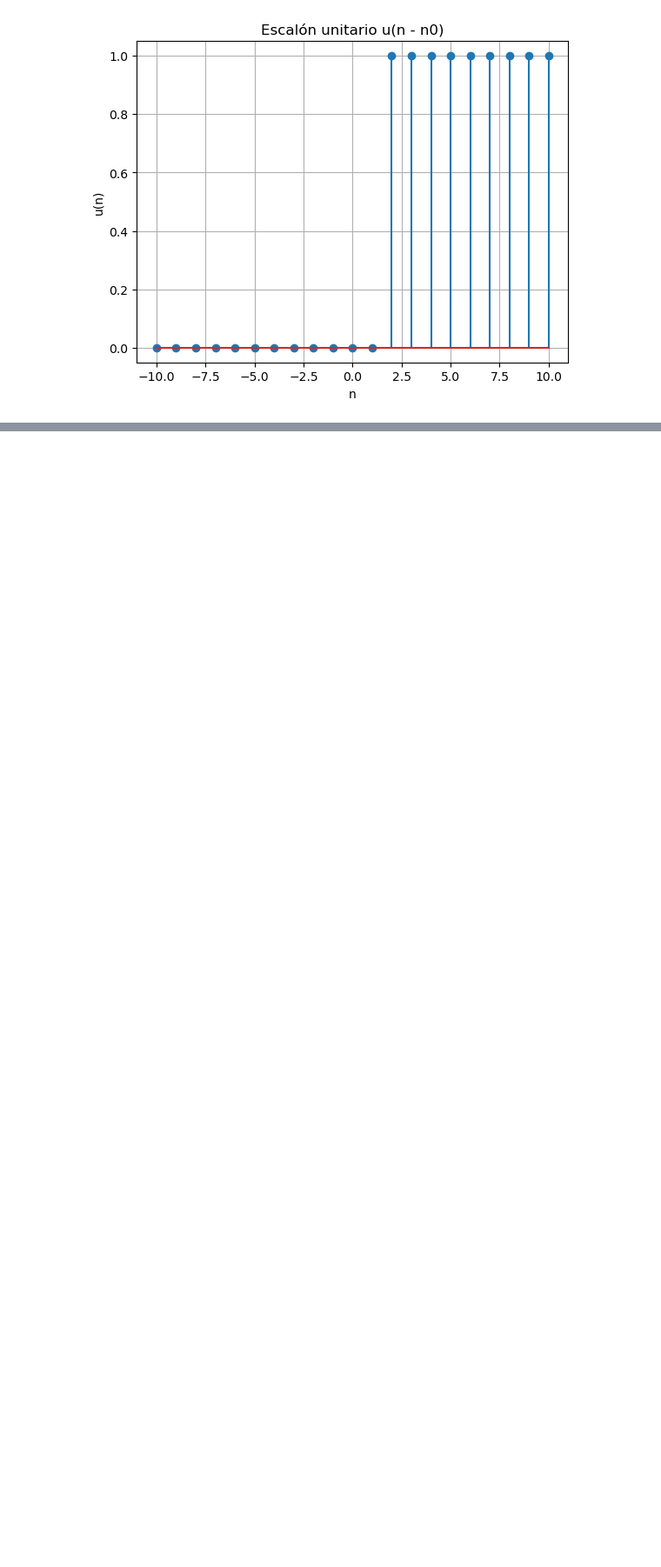
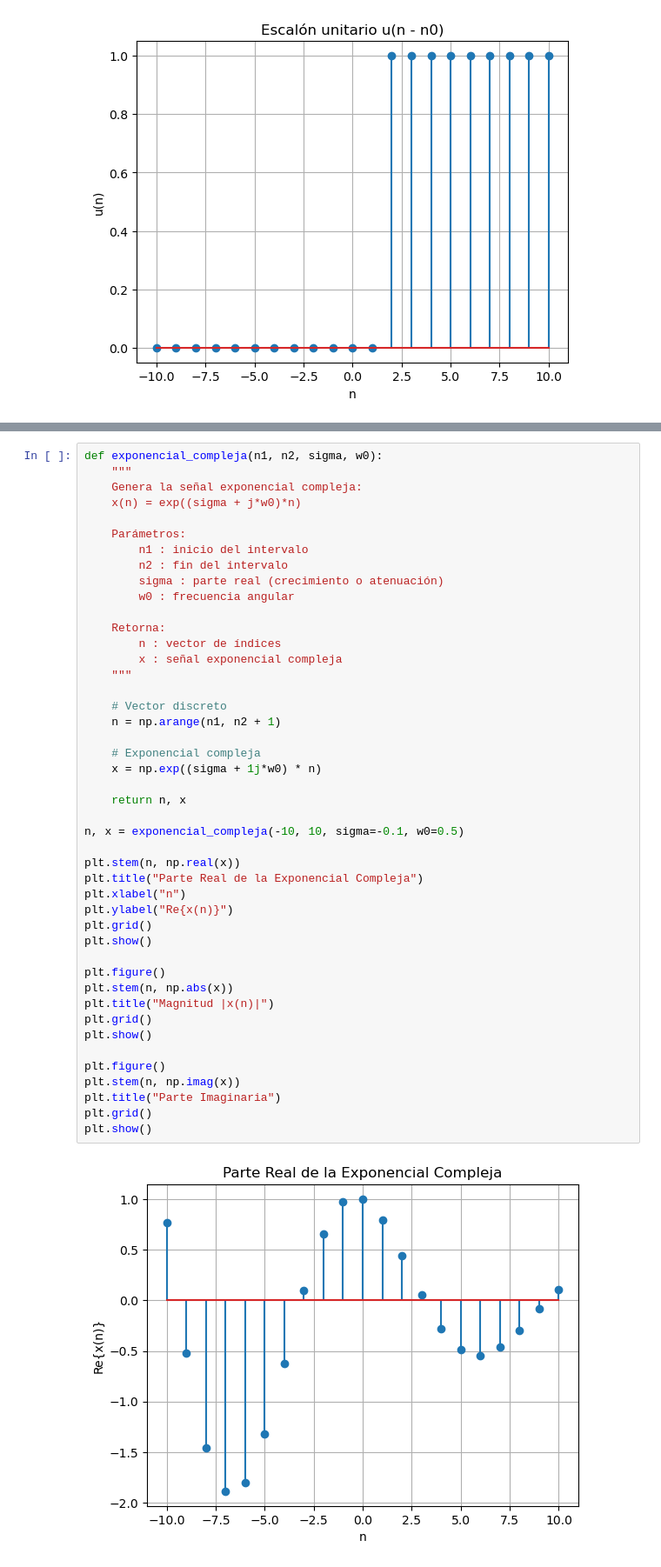
Before and after one commit to loaiza10/Laboratorio-de-biosenales, a Jupyter notebook: Practica#2_ELS_JEHC/Practica2_ELS_JEHC.ipynb, the cells around one changed output, grey strips where cells are left out. Shown at 87% size. Cells and saved outputs as stored; diff of their text form; blank space fills up the shorter version.

```diff
--- a/Practica#2_ELS_JEHC/Practica2_ELS_JEHC.ipynb
+++ b/Practica#2_ELS_JEHC/Practica2_ELS_JEHC.ipynb
@@ -34,0 +45,47 @@ plt.show()
+# %%
+def exponencial_compleja(n1, n2, sigma, w0):
+    """
+    Genera la señal exponencial compleja:
+    x(n) = exp((sigma + j*w0)*n)
+
+    Parámetros:
+        n1 : inicio del intervalo
+        n2 : fin del intervalo
+        sigma : parte real (crecimiento o atenuación)
+        w0 : frecuencia angular
+
+    Retorna:
+        n : vector de índices
+        x : señal exponencial compleja
+    """
+
+    # Vector discreto
+    n = np.arange(n1, n2 + 1)
+
+    # Exponencial compleja
+    x = np.exp((sigma + 1j*w0) * n)
+
+    return n, x
+
+n, x = exponencial_compleja(-10, 10, sigma=-0.1, w0=0.5)
+
+plt.stem(n, np.real(x))
+plt.title("Parte Real de la Exponencial Compleja")
+plt.xlabel("n")
+plt.ylabel("Re{x(n)}")
+plt.grid()
+plt.show()
+
+plt.figure()
+plt.stem(n, np.abs(x))
+plt.title("Magnitud |x(n)|")
+plt.grid()
+plt.show()
+
+plt.figure()
+plt.stem(n, np.imag(x))
+plt.title("Parte Imaginaria")
+plt.grid()
+plt.show()
+# %% [output]
+[figure, added]
```
Also changed, not shown: parts of 3 cells of this notebook.
